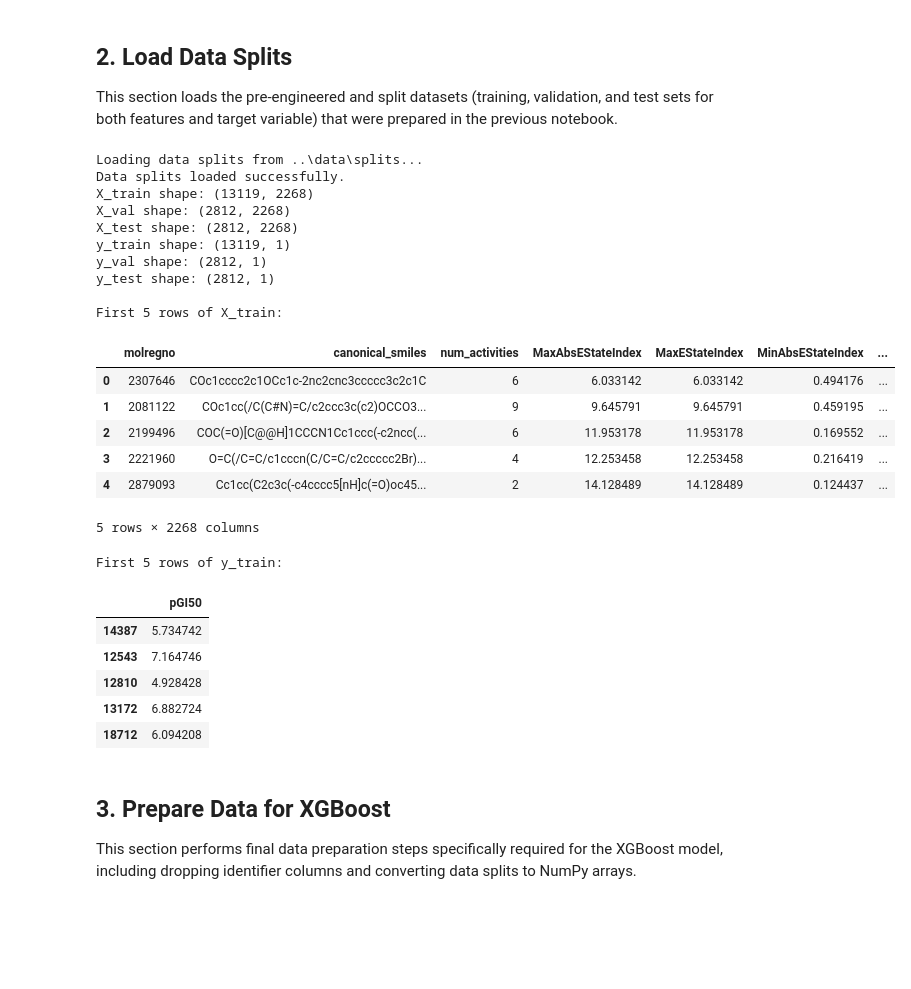
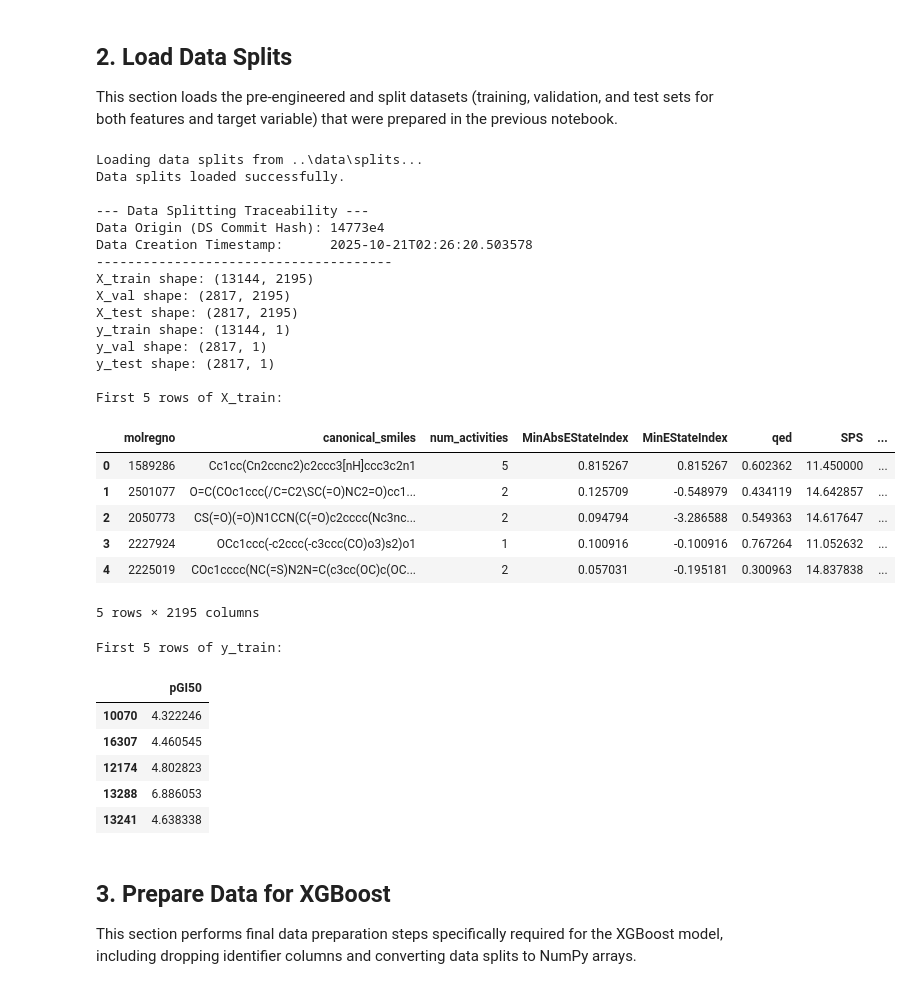
Before and after one commit to Shirshak52/Drug-pGI50-Prediction, a Jupyter notebook: notebooks/03_Build_XGB_Model.ipynb, the cells around one changed output. Cells and saved outputs as stored; diff of their text form; code cells hidden in the pictures; blank space fills up the shorter version.

Commit message:
retrained xgboost model on refined features and with added logic for improved traceability

```diff
--- a/notebooks/03_Build_XGB_Model.ipynb
+++ b/notebooks/03_Build_XGB_Model.ipynb
@@ -66,59 +66,75 @@ This section loads the pre-engineered and split datasets (training, validation,
 # %%
 splits_dir = Path("../data/splits")
 print(f"\nLoading data splits from {splits_dir}...")
 
 try:
-    X_train = pd.read_parquet(splits_dir / "X_train.parquet")
-    X_val = pd.read_parquet(splits_dir / "X_val.parquet")
-    X_test = pd.read_parquet(splits_dir / "X_test.parquet")
+    X_train = pd.read_parquet(splits_dir / "X_train_refined.parquet")
+    X_val = pd.read_parquet(splits_dir / "X_val_refined.parquet")
+    X_test = pd.read_parquet(splits_dir / "X_test_refined.parquet")
 
-    y_train = pd.read_parquet(splits_dir / "y_train.parquet")
-    y_val = pd.read_parquet(splits_dir / "y_val.parquet")
-    y_test = pd.read_parquet(splits_dir / "y_test.parquet")
+    y_train = pd.read_parquet(splits_dir / "y_train_refined.parquet")
+    y_val = pd.read_parquet(splits_dir / "y_val_refined.parquet")
+    y_test = pd.read_parquet(splits_dir / "y_test_refined.parquet")
     print("Data splits loaded successfully.")
+
+    # Check the data splitting metadata commit hash
+    ds_metadata_filename = splits_dir / "data_splitting_metadata.parquet"
+    ds_metadata_df = pd.read_parquet(ds_metadata_filename)
+    ds_commit_hash = ds_metadata_df["creation_commit_hash"].iloc[0]
+    ds_timestamp = ds_metadata_df["creation_timestamp"].iloc[0]
+
+    print("\n--- Data Splitting Traceability ---")
+    print(f"Data Origin (DS Commit Hash): {ds_commit_hash}")
+    print(f"Data Creation Timestamp:      {ds_timestamp}")
+    print("--------------------------------------")
 except FileNotFoundError:
     print(f"Error: One or more split files not found in '{splits_dir}'.")
     print("Please ensure you have run '02_Split_Features.ipynb' to generate and save the splits.")
 
 print(f"X_train shape: {X_train.shape}")
 print(f"X_val shape: {X_val.shape}")
 print(f"X_test shape: {X_test.shape}")
 
 print(f"y_train shape: {y_train.shape}")
 print(f"y_val shape: {y_val.shape}")
 print(f"y_test shape: {y_test.shape}")
 
 # Display first few rows to verify data
 print("\nFirst 5 rows of X_train:")
 display(X_train.head())
 
 print("\nFirst 5 rows of y_train:")
 display(y_train.head())
 # %% [output]
 Loading data splits from ..\data\splits...
 Data splits loaded successfully.
-X_train shape: (13119, 2268)
-X_val shape: (2812, 2268)
-X_test shape: (2812, 2268)
-y_train shape: (13119, 1)
-y_val shape: (2812, 1)
-y_test shape: (2812, 1)
+
+--- Data Splitting Traceability ---
+Data Origin (DS Commit Hash): 14773e4
+Data Creation Timestamp:      2025-10-21T02:26:20.503578
+--------------------------------------
+X_train shape: (13144, 2195)
+X_val shape: (2817, 2195)
+X_test shape: (2817, 2195)
+y_train shape: (13144, 1)
+y_val shape: (2817, 1)
+y_test shape: (2817, 1)
 
 First 5 rows of X_train:
-|  | molregno | canonical_smiles | num_activities | MaxAbsEStateIndex | MaxEStateIndex | MinAbsEStateIndex | ... |
-| 0 | 2307646 | COc1cccc2c1OCc1c-2nc2cnc3ccccc3c2c1C | 6 | 6.033142 | 6.033142 | 0.494176 | ... |
-| 1 | 2081122 | COc1cc(/C(C#N)=C/c2ccc3c(c2)OCCO3... | 9 | 9.645791 | 9.645791 | 0.459195 | ... |
-| 2 | 2199496 | COC(=O)[C@@H]1CCCN1Cc1ccc(-c2ncc(... | 6 | 11.953178 | 11.953178 | 0.169552 | ... |
-| 3 | 2221960 | O=C(/C=C/c1cccn(C/C=C/c2ccccc2Br)... | 4 | 12.253458 | 12.253458 | 0.216419 | ... |
-| 4 | 2879093 | Cc1cc(C2c3c(-c4cccc5[nH]c(=O)oc45... | 2 | 14.128489 | 14.128489 | 0.124437 | ... |
+|  | molregno | canonical_smiles | num_activities | MinAbsEStateIndex | MinEStateIndex | qed | SPS | ... |
+| 0 | 1589286 | Cc1cc(Cn2ccnc2)c2ccc3[nH]ccc3c2n1 | 5 | 0.815267 | 0.815267 | 0.602362 | 11.450000 | ... |
+| 1 | 2501077 | O=C(COc1ccc(/C=C2\SC(=O)NC2=O)cc1... | 2 | 0.125709 | -0.548979 | 0.434119 | 14.642857 | ... |
+| 2 | 2050773 | CS(=O)(=O)N1CCN(C(=O)c2cccc(Nc3nc... | 2 | 0.094794 | -3.286588 | 0.549363 | 14.617647 | ... |
+| 3 | 2227924 | OCc1ccc(-c2ccc(-c3ccc(CO)o3)s2)o1 | 1 | 0.100916 | -0.100916 | 0.767264 | 11.052632 | ... |
+| 4 | 2225019 | COc1cccc(NC(=S)N2N=C(c3cc(OC)c(OC... | 2 | 0.057031 | -0.195181 | 0.300963 | 14.837838 | ... |
-5 rows × 2268 columns
+5 rows × 2195 columns
 First 5 rows of y_train:
 |  | pGI50 |
-| 14387 | 5.734742 |
-| 12543 | 7.164746 |
-| 12810 | 4.928428 |
-| 13172 | 6.882724 |
-| 18712 | 6.094208 |
+| 10070 | 4.322246 |
+| 16307 | 4.460545 |
+| 12174 | 4.802823 |
+| 13288 | 6.886053 |
+| 13241 | 4.638338 |
 # %% [markdown]
 ## 3. Prepare Data for XGBoost
 This section performs final data preparation steps specifically required for the XGBoost model, including dropping identifier columns and converting data splits to NumPy arrays.
```
Also changed, not shown: parts of 9 cells of this notebook, 2 other files.
